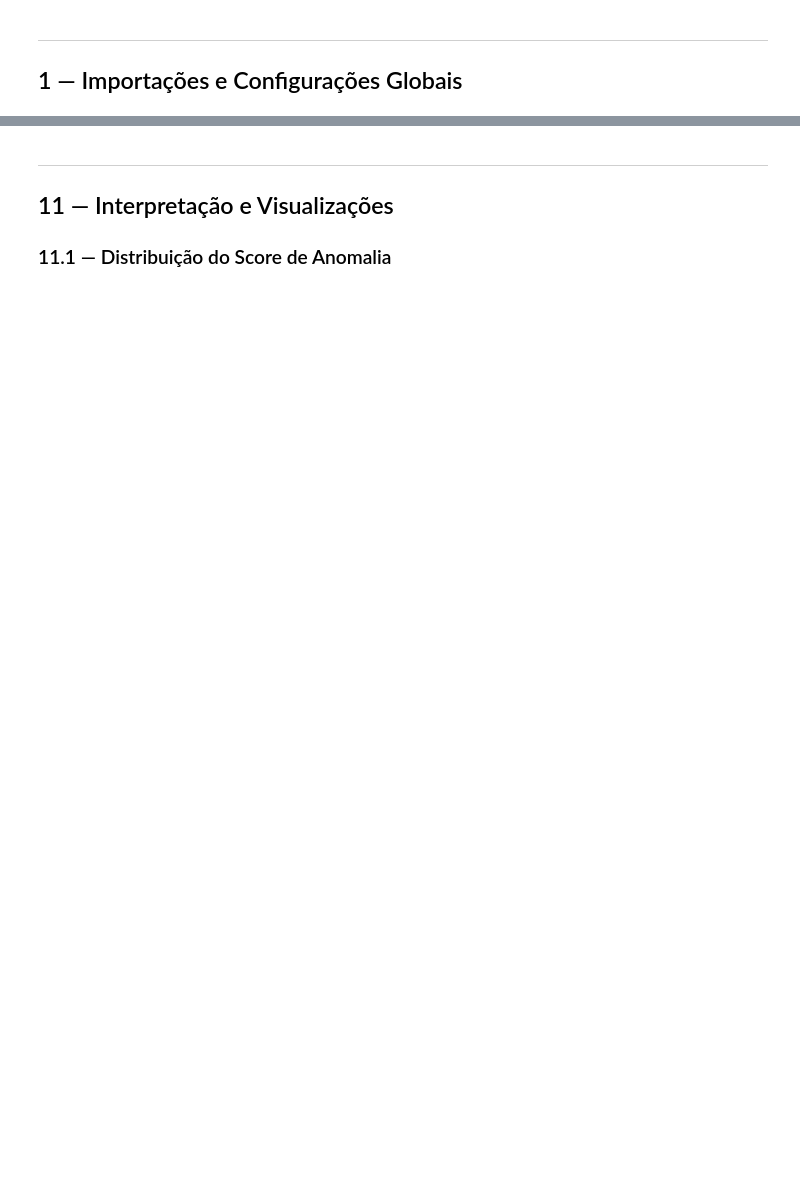
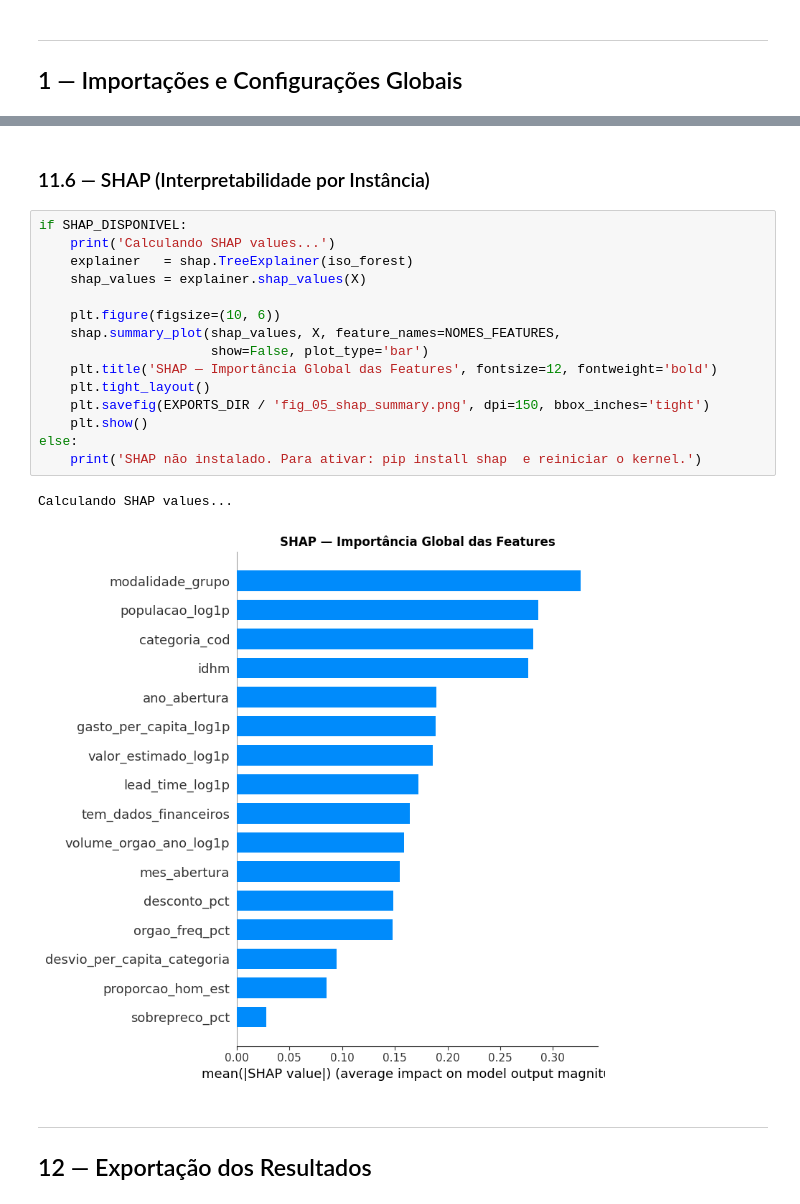
Before and after one commit to azevedontc/anomalyClassifier, a Jupyter notebook: anomalias_ml.ipynb, the cells around one changed output, grey strips where cells are left out. Cells and saved outputs as stored; diff of their text form; blank space fills up the shorter version.

```diff
--- a/anomalias_ml.ipynb
+++ b/anomalias_ml.ipynb
@@ -881,6 +1355,24 @@ DISTRIBUIÇÃO DAS CLASSIFICAÇÕES
+# %% [markdown]
+### 11.6 — SHAP (Interpretabilidade por Instância)
+# %%
+if SHAP_DISPONIVEL:
+    print('Calculando SHAP values...')
+    explainer   = shap.TreeExplainer(iso_forest)
+    shap_values = explainer.shap_values(X)
+
+    plt.figure(figsize=(10, 6))
+    shap.summary_plot(shap_values, X, feature_names=NOMES_FEATURES,
+                      show=False, plot_type='bar')
+    plt.title('SHAP — Importância Global das Features', fontsize=12, fontweight='bold')
+    plt.tight_layout()
+    plt.savefig(EXPORTS_DIR / 'fig_05_shap_summary.png', dpi=150, bbox_inches='tight')
+    plt.show()
+else:
+    print('SHAP não instalado. Para ativar: pip install shap  e reiniciar o kernel.')
+# %% [output]
+Calculando SHAP values...
+[figure, added]
 # %% [markdown]
 ---
-## 11 — Interpretação e Visualizações
-
-### 11.1 — Distribuição do Score de Anomalia
+## 12 — Exportação dos Resultados
 # %%
```
Also changed, not shown: parts of 45 cells of this notebook, 17 other files.
